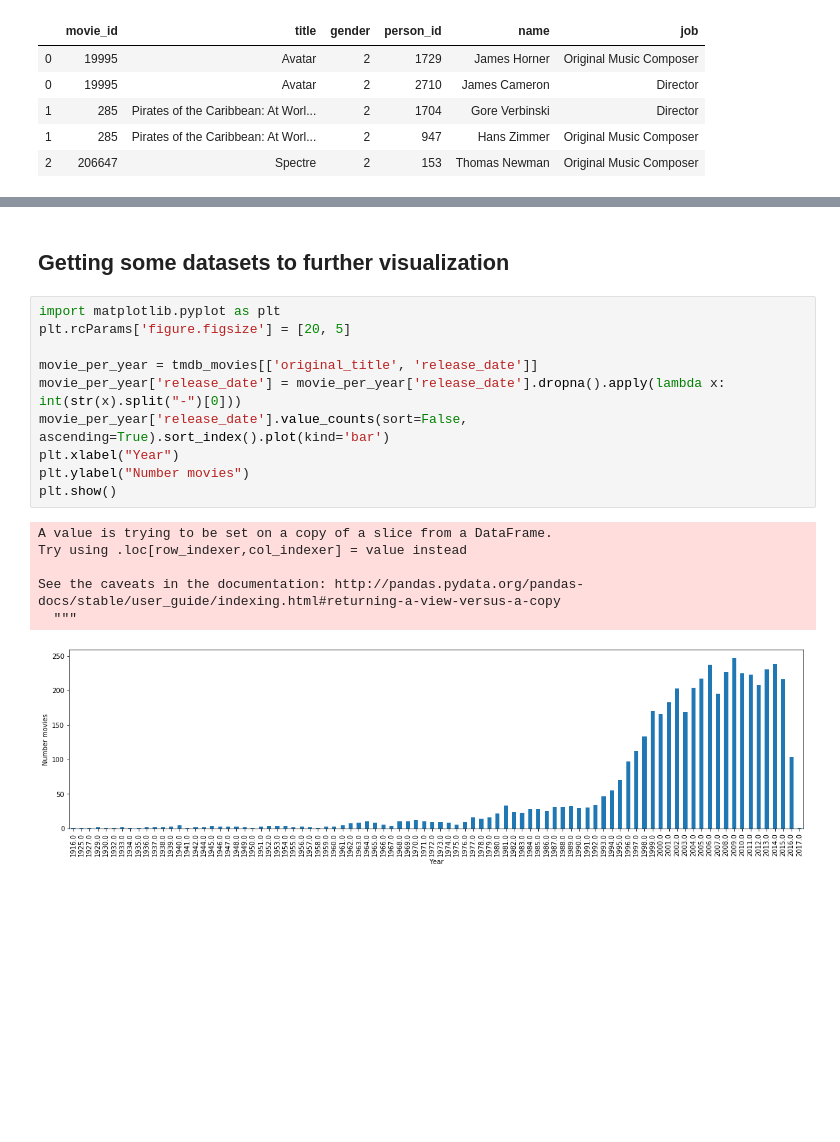
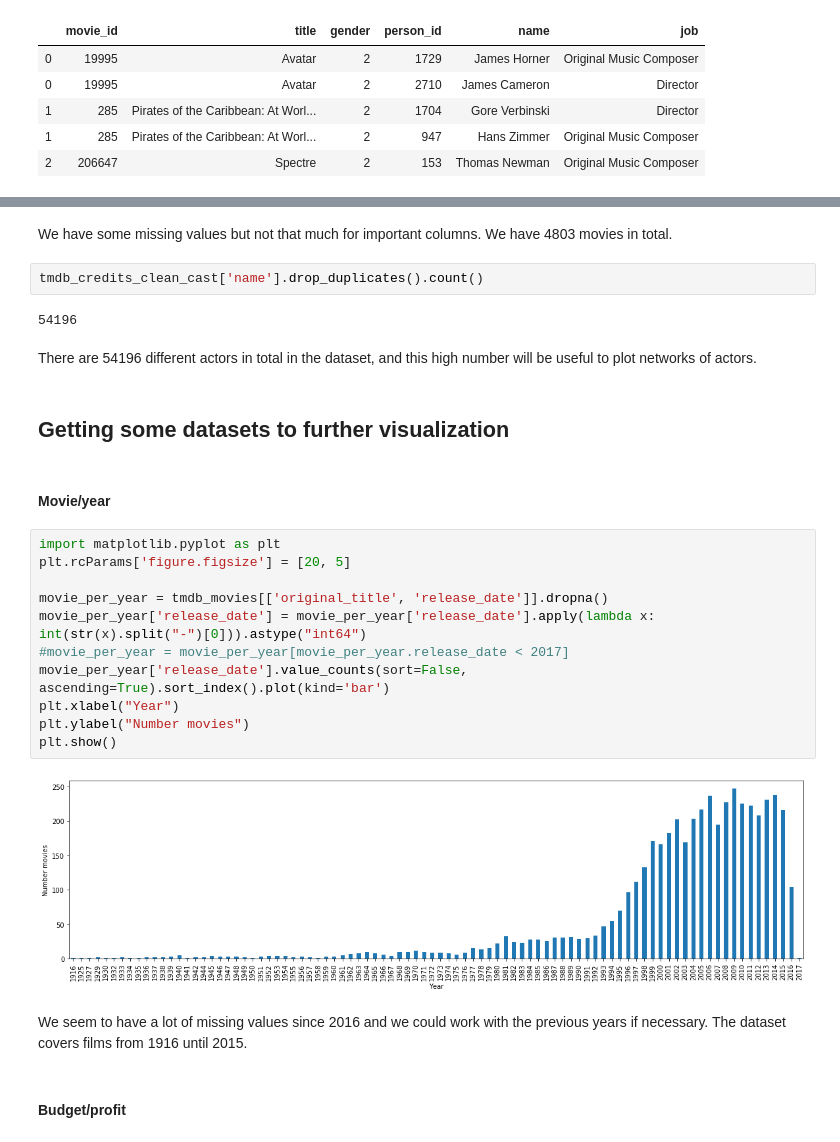
Before and after one commit to com-480-data-visualization/com-480-project-vizzybussy, a Jupyter notebook: data_analysis.ipynb, the cells around one changed output, grey strips where cells are left out. Saved outputs shown, nothing was run; the diff lists cells and outputs as text; blank space fills up the shorter version.

```diff
--- a/data_analysis.ipynb
+++ b/data_analysis.ipynb
@@ -166,22 +190,34 @@ tmdb_credits_clean_crew.head()
+# %% [markdown]
+We have some missing values but not that much for important columns.
+We have 4803 movies in total.
+# %%
+tmdb_credits_clean_cast['name'].drop_duplicates().count()
+# %% [output]
+54196
+# %% [markdown]
+There are 54196 different actors in total in the dataset, and this high number will be useful to plot networks of actors.
 # %% [markdown]
 ## Getting some datasets to further visualization
+# %% [markdown]
+#### Movie/year
 # %%
 import matplotlib.pyplot as plt
 plt.rcParams['figure.figsize'] = [20, 5]
 
-movie_per_year = tmdb_movies[['original_title', 'release_date']]
-movie_per_year['release_date'] = movie_per_year['release_date'].dropna().apply(lambda x: int(str(x).split("-")[0]))
+movie_per_year = tmdb_movies[['original_title', 'release_date']].dropna()
+movie_per_year['release_date'] = movie_per_year['release_date'].apply(lambda x: int(str(x).split("-")[0])).astype("int64")
+#movie_per_year = movie_per_year[movie_per_year.release_date < 2017]
 movie_per_year['release_date'].value_counts(sort=False, ascending=True).sort_index().plot(kind='bar')
 plt.xlabel("Year")
 plt.ylabel("Number movies")
 plt.show()
 # %% [output]
-A value is trying to be set on a copy of a slice from a DataFrame.
-Try using .loc[row_indexer,col_indexer] = value instead
-
-See the caveats in the documentation: http://pandas.pydata.org/pandas-docs/stable/user_guide/indexing.html#returning-a-view-versus-a-copy
-  """
-[figure, old version]
+[figure, new version]
+# %% [markdown]
+We seem to have a lot of missing values since 2016 and we could work with the previous years if necessary.
+The dataset covers films from 1916 until 2015.
+# %% [markdown]
+#### Budget/profit
 # %%
 plt.rcParams['figure.figsize'] = [20, 10]
 budget_profit = tmdb_movies[['budget', 'revenue']]
```
Also changed, not shown: parts of 9 cells of this notebook.
